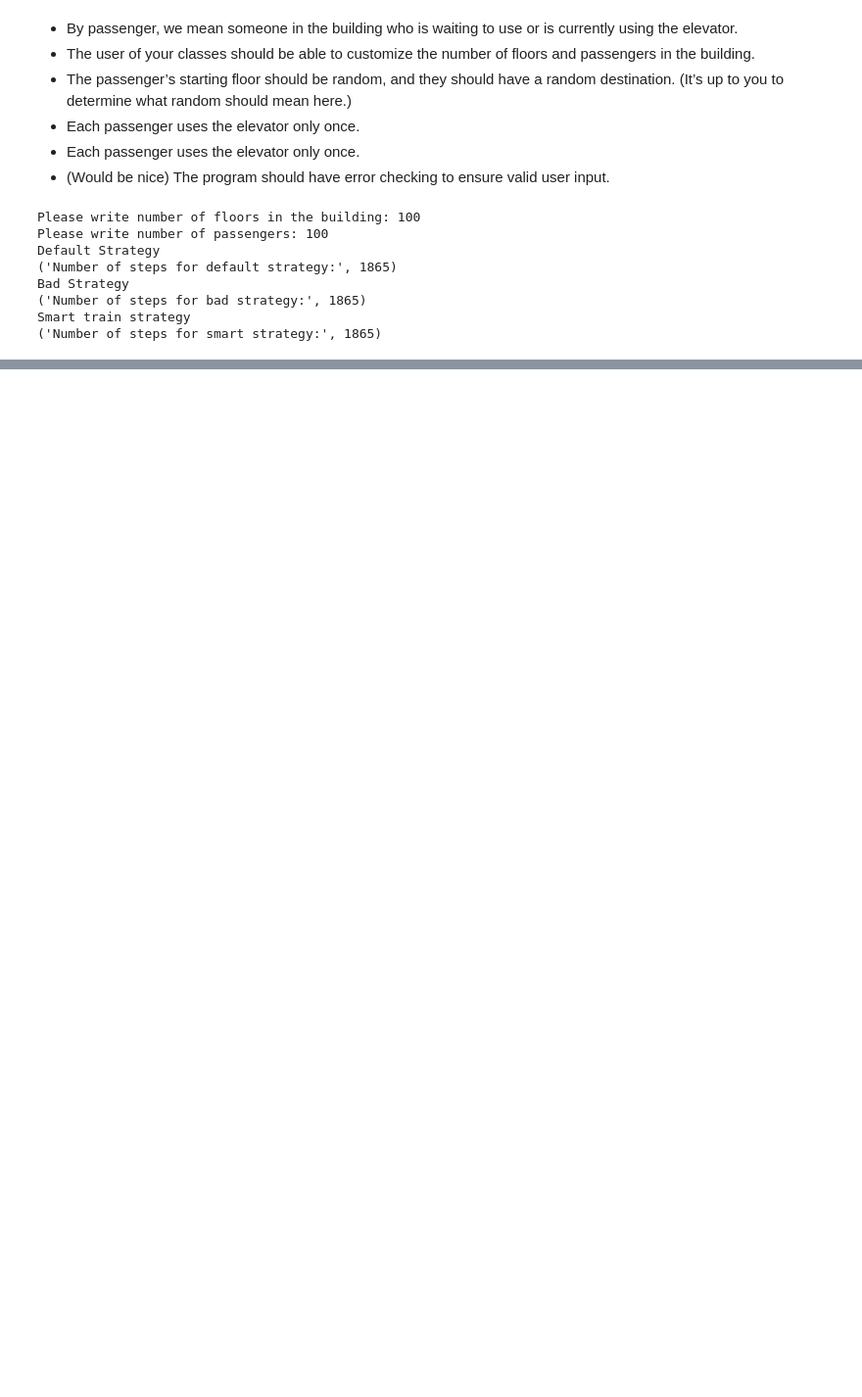
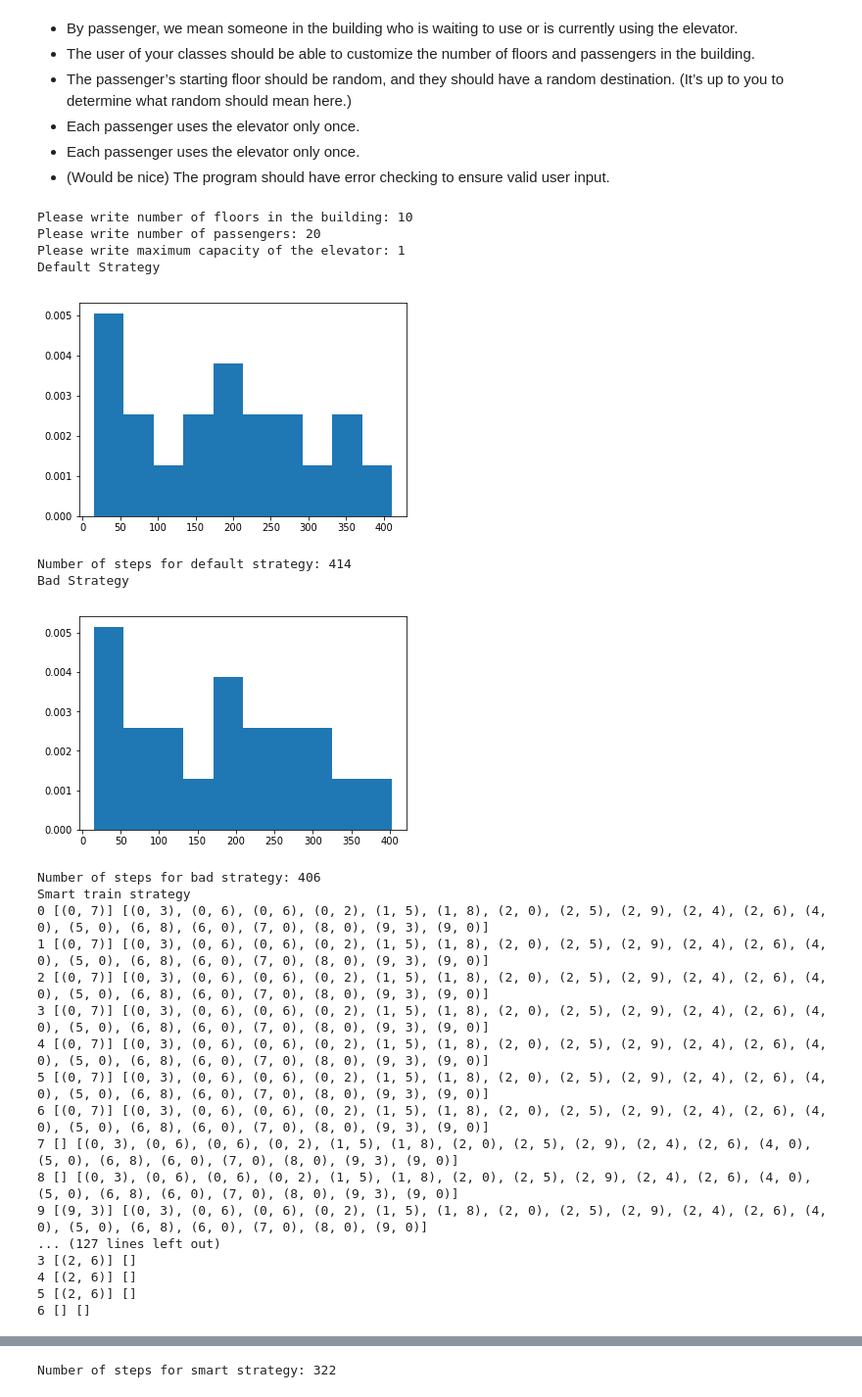
Before and after one commit to lauraxijia/CS166-1, a Jupyter notebook: Elevator Challenge.ipynb, the cells around one changed output, grey strips where cells are left out. Shown: that part at 98% size. Saved outputs shown, nothing was run; the diff lists cells and outputs as text; code cells hidden in the pictures; blank space fills up the shorter version.

```diff
--- a/Elevator Challenge.ipynb
+++ b/Elevator Challenge.ipynb
@@ -15,13 +15,12 @@ class Elevator(object):
     It has position, passengers inside and direction.
     """
 
-    def __init__(self, building, strategy_func, verbose, capacity = 10):
+    def __init__(self, building, verbose, capacity = 10):
         self.current_floor = 0
         self.direction_up = True # True is up, False is down
         self.register_list = [] # passengers inside elevator
         self.capacity = capacity
         self.verbose = verbose #whether we want to print or not
-        self.strategy_func = strategy_func
         self.building = building # reference to building, circular reference is okay in this case
                                  # since we don't need to worry about garbage collection when each is
                                  # only instantiated twice
@@ -76,8 +75,8 @@ class Passenger(object):
         Destination floor and starting floor differ
         """
         self.ID = ID
-        self.start_floor = random.choice([0] * (floorsNum // 2) + [i for i in range(floorsNum)])
-        self.dst_floor = random.choice([0] * (self.start_floor != 0) * (floorsNum // 2) + [i for i in range(floorsNum) if i != self.start_floor])
+        self.start_floor = choice([0] * (floorsNum // 2) + [i for i in range(floorsNum)])
+        self.dst_floor = choice([0] * (self.start_floor != 0) * (floorsNum // 2) + [i for i in range(floorsNum) if i != self.start_floor])
         self.start_waittime = 0
         self.end_waittime = None
 # %%
@@ -95,13 +94,17 @@ class Building(object):
         The list is sorted by starting floor value for efficacy.
         """
         self.num_of_floors = self.get_value("Please write number of floors in the building: ",\
-                                   "Incorrect value. Number of floors should be integer higher than 1.", 2)
+                                   "Incorrect value. Number of floors should be an integer higher than 1.", 2)
 
         self.passengers_num = self.get_value("Please write number of passengers: ",\
-                                    "Incorrect value. Number of passengers should be non-negative integer.", 0)
+                                    "Incorrect value. Number of passengers should be a non-negative integer.", 0)
 
+        capacity = self.get_value("Please write maximum capacity of the elevator: ",\
+                                    "Incorrect value. Capacity should be a non-negative integer.", 0)
+
+        self.strategy_func = strategy_func
         self.verbose = verbose
-        self.elevator = Elevator(self, strategy_func, verbose)
+        self.elevator = Elevator(self, verbose, capacity=capacity)
         self.time_step = 0
         self.list_of_waittimes = []
 
@@ -132,15 +135,16 @@ class Building(object):
         3. elevator moves one floor up or down
         4. passengers on destination floors leaves the elevator (cancel_passenger)
         """
-
         while self.waiting_list or self.elevator.register_list:
             exit = self.elevator.exit_passengers()
             enter = self.elevator.enter_passengers()
-            self.elevator.strategy_func(self.elevator)
+            self.strategy_func(self.elevator)
             self.elevator.move()
             self.time_step += Building.MOVE_COST_FACTOR * 1  + Building.EXIT_COST_FACTOR * exit + Building.ENTER_COST_FACTOR * enter
 
         if self.verbose:  print ("Wait time of passengers", self.list_of_waittimes)
+        plt.hist(self.list_of_waittimes, normed = True, bins=10)
+        plt.show()
         return self.time_step
 # %%
 # Here we define the different strategies our elevator can follow
@@ -197,37 +208,48 @@ def smart_train_strategy(self):
 # %%
 def main():
     """Main function"""
 
     #Make a building and copy it's initialization, once per strategy
     building_def = Building(strategy_func = direction_default_strategy, verbose = False)
     building_bad = deepcopy(building_def)
     building_smart = deepcopy(building_def)
 
     print "Default Strategy"
-    print ("Number of steps for default strategy:", building_def.run())
-
+    print "Number of steps for default strategy: " + str(building_def.run())
 
     print "Bad Strategy"
-    building_bad = deepcopy(building_def)
-    building_bad.elevator.strategy_func = smart_train_strategy
     building_bad.strategy_func = direction_bad_strategy
-    print ("Number of steps for bad strategy:", building_bad.run())
+    print "Number of steps for bad strategy: " + str(building_bad.run())
 
     print "Smart train strategy"
-    building_smart = deepcopy(building_def)
-    building_smart.elevator.strategy_func = smart_train_strategy
     building_smart.strategy_func = smart_train_strategy
-    print ("Number of steps for smart strategy:", building_smart.run())
-
+    print "Number of steps for smart strategy: " + str(building_smart.run())
 
 if __name__ == "__main__":
     main()
 # %% [output]
-Please write number of floors in the building: 100
-Please write number of passengers: 100
+Please write number of floors in the building: 10
+Please write number of passengers: 20
+Please write maximum capacity of the elevator: 1
 Default Strategy
-('Number of steps for default strategy:', 1865)
-Bad Strategy
-('Number of steps for bad strategy:', 1865)
-Smart train strategy
-('Number of steps for smart strategy:', 1865)
+[figure, added]
+Number of steps for default strategy: 414
+Bad Strategy
+[figure, added]
+Number of steps for bad strategy: 406
+Smart train strategy
+0 [(0, 7)] [(0, 3), (0, 6), (0, 6), (0, 2), (1, 5), (1, 8), (2, 0), (2, 5), (2, 9), (2, 4), (2, 6), (4, 0), (5, 0), (6, 8), (6, 0), (7, 0), (8, 0), (9, 3), (9, 0)]
+1 [(0, 7)] [(0, 3), (0, 6), (0, 6), (0, 2), (1, 5), (1, 8), (2, 0), (2, 5), (2, 9), (2, 4), (2, 6), (4, 0), (5, 0), (6, 8), (6, 0), (7, 0), (8, 0), (9, 3), (9, 0)]
+2 [(0, 7)] [(0, 3), (0, 6), (0, 6), (0, 2), (1, 5), (1, 8), (2, 0), (2, 5), (2, 9), (2, 4), (2, 6), (4, 0), (5, 0), (6, 8), (6, 0), (7, 0), (8, 0), (9, 3), (9, 0)]
+3 [(0, 7)] [(0, 3), (0, 6), (0, 6), (0, 2), (1, 5), (1, 8), (2, 0), (2, 5), (2, 9), (2, 4), (2, 6), (4, 0), (5, 0), (6, 8), (6, 0), (7, 0), (8, 0), (9, 3), (9, 0)]
+4 [(0, 7)] [(0, 3), (0, 6), (0, 6), (0, 2), (1, 5), (1, 8), (2, 0), (2, 5), (2, 9), (2, 4), (2, 6), (4, 0), (5, 0), (6, 8), (6, 0), (7, 0), (8, 0), (9, 3), (9, 0)]
+5 [(0, 7)] [(0, 3), (0, 6), (0, 6), (0, 2), (1, 5), (1, 8), (2, 0), (2, 5), (2, 9), (2, 4), (2, 6), (4, 0), (5, 0), (6, 8), (6, 0), (7, 0), (8, 0), (9, 3), (9, 0)]
+6 [(0, 7)] [(0, 3), (0, 6), (0, 6), (0, 2), (1, 5), (1, 8), (2, 0), (2, 5), (2, 9), (2, 4), (2, 6), (4, 0), (5, 0), (6, 8), (6, 0), (7, 0), (8, 0), (9, 3), (9, 0)]
+7 [] [(0, 3), (0, 6), (0, 6), (0, 2), (1, 5), (1, 8), (2, 0), (2, 5), (2, 9), (2, 4), (2, 6), (4, 0), (5, 0), (6, 8), (6, 0), (7, 0), (8, 0), (9, 3), (9, 0)]
+8 [] [(0, 3), (0, 6), (0, 6), (0, 2), (1, 5), (1, 8), (2, 0), (2, 5), (2, 9), (2, 4), (2, 6), (4, 0), (5, 0), (6, 8), (6, 0), (7, 0), (8, 0), (9, 3), (9, 0)]
+9 [(9, 3)] [(0, 3), (0, 6), (0, 6), (0, 2), (1, 5), (1, 8), (2, 0), (2, 5), (2, 9), (2, 4), (2, 6), (4, 0), (5, 0), (6, 8), (6, 0), (7, 0), (8, 0), (9, 0)]
+... (127 lines left out)
+3 [(2, 6)] []
+4 [(2, 6)] []
+5 [(2, 6)] []
+6 [] []
@@ -233,0 +257 @@ Smart train strategy
+Number of steps for smart strategy: 322
```
Also changed, not shown: parts of 3 cells of this notebook, 1 other file.
